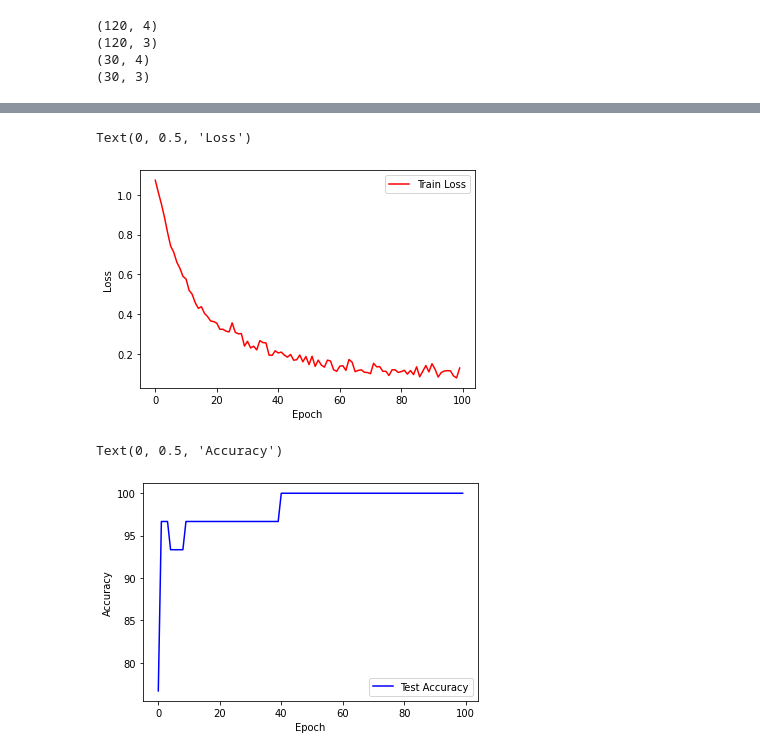
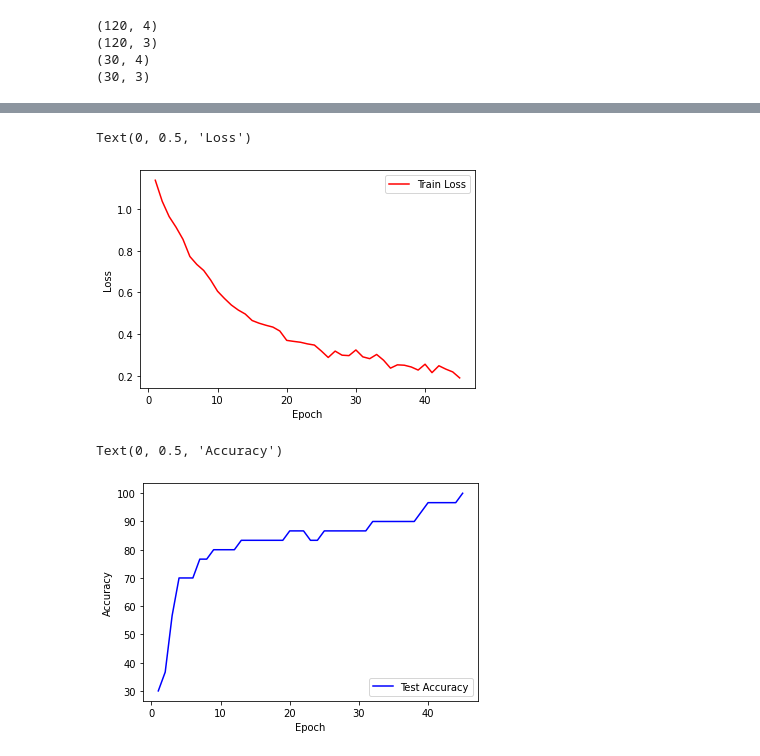
Before and after one commit to m3gofriends/My-Machine-and-Deep-Learning-Template-main, a Jupyter notebook: PyTorch/Fully Connect Feedforward Network/CSV_MulticlassClassification.ipynb, the cells around one changed output, grey strips where cells are left out. Drawn from its saved outputs; the diff is of its cells as text; code cells hidden in the pictures.

```diff
--- a/PyTorch/Fully Connect Feedforward Network/CSV_MulticlassClassification.ipynb
+++ b/PyTorch/Fully Connect Feedforward Network/CSV_MulticlassClassification.ipynb
@@ -13,6 +10,11 @@ from sklearn.model_selection import train_test_split
 # %%
 epochs = 100
 learning_rate = 0.001
+# Early Stopping parameters
+ES_patience = 20
+ES_counter = 0
+best_epoch = 0
+best_correct = 0
 
 torch.backends.cudnn.enabled = True
 torch.backends.cudnn.benchmark = True
@@ -110,25 +113,42 @@ def train(epoch):
   pred = network(x_train)
   loss = F.cross_entropy(pred, x_test)
   loss.backward()
-  torch.nn.utils.clip_grad_norm_(network.parameters(), 5)
   optimizer.step()
 
   print('Train Epoch : {}, Loss : {:.6f}'.format(epoch, loss.item()))
   train_losses.append(loss.item())
   train_counter.append(epoch)
 # %%
-def test(epoch):
+def test(epoch, best_epoch, best_correct, ES_counter):
   correct = 0
   network.eval()
   with torch.no_grad():
-    result = network(y_train)
-  result = result.data.max(1, keepdim=True)[1]
-  correct=torch.eq(result, y_test).sum().item()
+    pred = network(y_train)
+    pred = pred.data.max(1, keepdim=True)[1]
+    correct = torch.eq(pred, y_test).sum().item()
+
+  # Early Stopping
+  if best_correct < correct:
+    ES_counter, best_epoch, best_correct = 0, epoch, correct
+    # Save best model
+    torch.save(network.state_dict(), '/content/model.pth')
+    torch.save(optimizer.state_dict(), '/content/optimizer.pth')
+    print('---Save best model--- Best Epoch : {}, Best Accuracy : [{}/{}] {:.1f}%'.format(best_epoch, best_correct, len(y_test) ,100 * best_correct / len(y_test)))
+  else:
+    ES_counter += 1
+    if ES_counter == ES_patience:
+      print('---Early Stopping--- Best Epoch : {}, Best Accuracy : [{}/{}] {:.1f}%'.format(best_epoch, best_correct, len(y_test) ,100 * best_correct / len(y_test)))
+      test_accuracy.append(100 * correct / len(y_test))
+      return best_epoch, best_correct, ES_counter
+  # Early Stopping
 
   print('Test Epoch : {}, Accuracy : [{}/{}] {:.1f}%'.format(epoch, correct ,len(y_test) ,100 * correct / len(y_test)))
   test_accuracy.append(100 * correct / len(y_test))
+  return best_epoch, best_correct, ES_counter
 # %%
-for epoch in range(epochs):
+for epoch in range(1, epochs+1):
   train(epoch)
-  test(epoch)
+  best_epoch, best_correct, ES_counter = test(epoch, best_epoch, best_correct, ES_counter)
+  if ES_counter == ES_patience:
+    break
 # %% [output]
@@ -153,19 +205,19 @@ Test Epoch : 99, Accuracy : [30/30] 100.0%
 import matplotlib.pyplot as plt
 
 fig = plt.figure()
-plt.plot(train_counter, train_losses, color='red')
+plt.plot(train_counter[:best_epoch], train_losses[:best_epoch], color='red')
 plt.legend(['Train Loss'], loc='upper right')
 plt.xlabel('Epoch')
 plt.ylabel('Loss')
 # %% [output]
 Text(0, 0.5, 'Loss')
-[figure, old version]
+[figure, new version]
 # %%
 fig = plt.figure()
-plt.plot(train_counter, test_accuracy, color='blue')
+plt.plot(train_counter[:best_epoch], test_accuracy[:best_epoch], color='blue')
 plt.legend(['Test Accuracy'], loc='lower right')
 plt.xlabel('Epoch')
 plt.ylabel('Accuracy')
 # %% [output]
 Text(0, 0.5, 'Accuracy')
-[figure, old version]
+[figure, new version]
```
Also changed, not shown: parts of 6 cells of this notebook.
